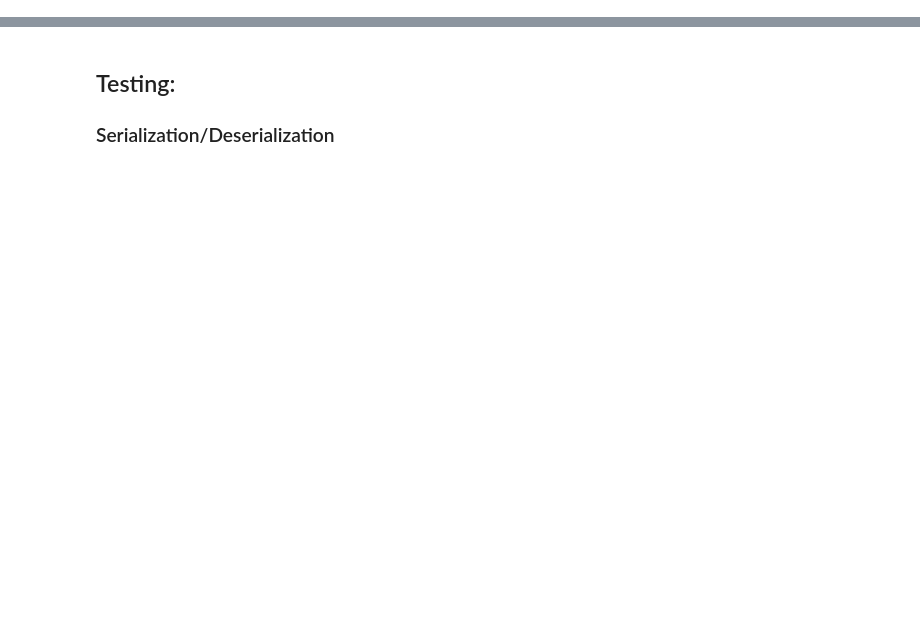
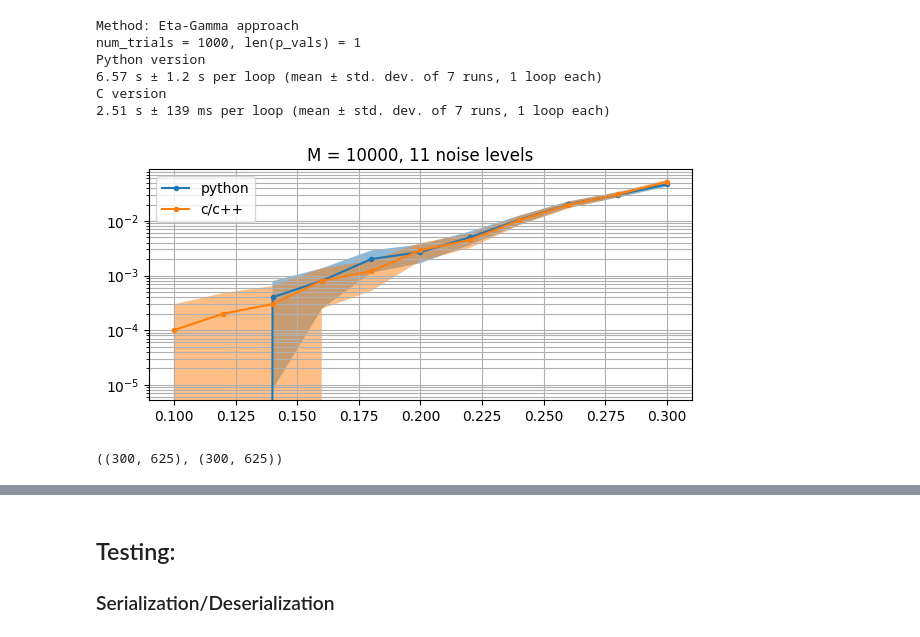
Before and after one commit to BrunoCAF/ps-hgp-qec, a Jupyter notebook: python/testing.ipynb, the cells around one changed output, grey strips where cells are left out. Drawn from its saved outputs; the diff is of its cells as text; code cells hidden in the pictures; blank space fills up the shorter version.

```diff
--- a/python/testing.ipynb
+++ b/python/testing.ipynb
@@ -30,0 +166,45 @@ def draw_graph(G: nx.MultiGraph, shape: tuple[int, int]):
+# %%
+codes = ['[625,25]', '[1225,65]', '[1600,64]', '[2025,81]']
+textfiles = ["../initial_codes/"+f"HGP_(3,4)_{code}.txt" for code in codes]
+
+new_state = load_tanner_graph(textfiles[0])
+num_trials = int(1e4)
+p_vals = np.linspace(1e-1, 3e-1, 11)
+# p_vals = [0.8]
+# %%
+# Exact or eta-gamma approach
+print(f"Method: Eta-Gamma approach\n{num_trials = }, {len(p_vals) = }")
+
+print("Python version")
+%timeit plain_MC = MC_erasure_plog(num_trials, new_state, p_vals)
+
+print("C version")
+%timeit results = css.MC_erasure_plog(num_trials, new_state, p_vals)
+# %% [output]
+Method: Eta-Gamma approach
+num_trials = 1000, len(p_vals) = 1
+Python version
+6.57 s ± 1.2 s per loop (mean ± std. dev. of 7 runs, 1 loop each)
+C version
+2.51 s ± 139 ms per loop (mean ± std. dev. of 7 runs, 1 loop each)
+# %%
+MC_py = MC_erasure_plog(num_trials, new_state, p_vals)
+MC_C = css.MC_erasure_plog(num_trials, new_state, p_vals)
+# %%
+plt.figure(figsize=(7, 3))
+plt.title(f"M = {num_trials}, {len(p_vals)} noise levels")
+
+for data, name in zip([MC_py, MC_C],
+                      ['python', 'c/c++']):
+    m = np.array(data['mean'])
+    s = np.array(data['std'])
+    plt.semilogy(p_vals, m, '.-', label=name)
+    plt.fill_between(p_vals, m - 1.96*s/np.sqrt(num_trials),
+                     m + 1.96*s/np.sqrt(num_trials), alpha=0.5)
+
+
+plt.legend()
+plt.grid(which='both')
+plt.show()
+# %% [output]
+[figure, added]
@@ -30,0 +213,5 @@ def draw_graph(G: nx.MultiGraph, shape: tuple[int, int]):
+# %%
+Hx, Hz = np.vsplit(H.todense(), 2)
+Hx.shape, Hz.shape
+# %% [output]
+((300, 625), (300, 625))
```
Also changed, not shown: parts of 79 cells of this notebook.
